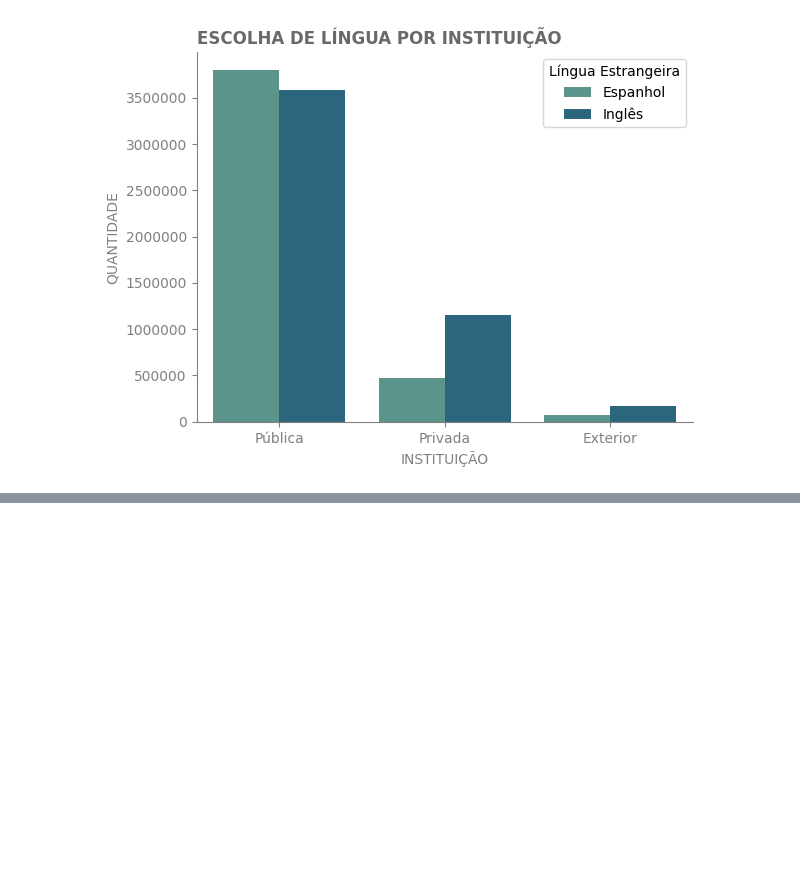
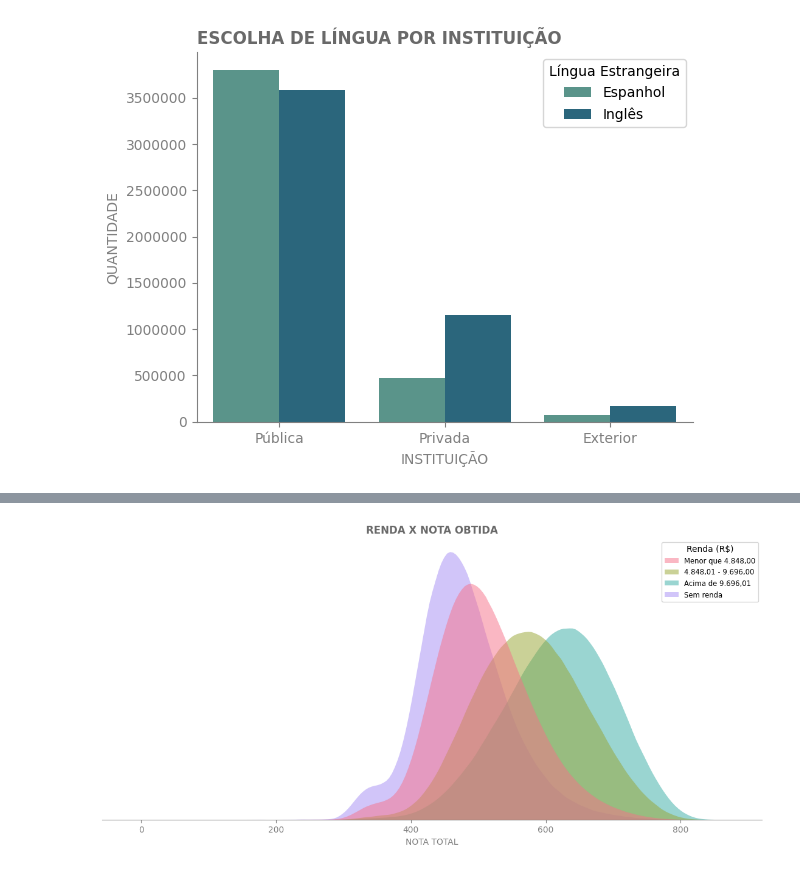
Before and after one commit to LiamFer/ENEM-Analysis, a Jupyter notebook: main_analysis.ipynb, the cells around one changed output, grey strips where cells are left out. Saved outputs shown, nothing was run; the diff lists cells and outputs as text; code cells hidden in the pictures; blank space fills up the shorter version.

```diff
--- a/main_analysis.ipynb
+++ b/main_analysis.ipynb
@@ -762,0 +561,43 @@ plt.savefig('graphs/knowledgeAVG_grades_evolution.png', transparent=True, dpi=60
+# %%
+# Função pra usar com apply e labelar as rendas pra facilitar a visualização
+def label_rent(x):
+    x = str(x)
+    if x in "BCDEFG":
+        return "Menor que 4.848,00"
+    elif x in "HIJK":
+        return "4.848,01 - 9.696,00"
+    elif x in "LMNOPQ":
+        return "Acima de 9.696,01"
+    else:
+        return "Sem renda"
+# %%
+# Pegando os dados e agrupando as rendas
+
+rent_data = enem.loc[:,["Renda","Nota Total"]]
+rent_data['Renda'] = rent_data['Renda'].apply(label_rent)
+
+# Plotando o gráfico
+plt.figure(figsize=(14, 6))
+
+kerneld = sns.kdeplot(
+   data=rent_data, x="Nota Total", hue="Renda",
+   fill=True, common_norm=False, palette=sns.color_palette("husl", 4),
+   alpha=.5, linewidth=0,
+)
+
+kerneld.set_title("RENDA X NOTA OBTIDA", color='dimgrey',loc='center',fontweight='bold')
+
+# Removendo as bordas do gráfico e configurando
+kerneld.spines['top'].set_visible(False)
+kerneld.spines['right'].set_visible(False)
+kerneld.spines['left'].set_visible(False)
+kerneld.spines['bottom'].set_color("gray")
+
+kerneld.set_yticks([])
+kerneld.tick_params(axis='x', colors='gray')
+kerneld.set_xlabel('NOTA TOTAL',color='gray')
+kerneld.set_ylabel('')
+
+sns.move_legend(kerneld,"upper right", fontsize='small',title='Renda (R$)')
+# %% [output]
+[figure, added]
```
Also changed, not shown: parts of 64 cells of this notebook, 6 other files.
